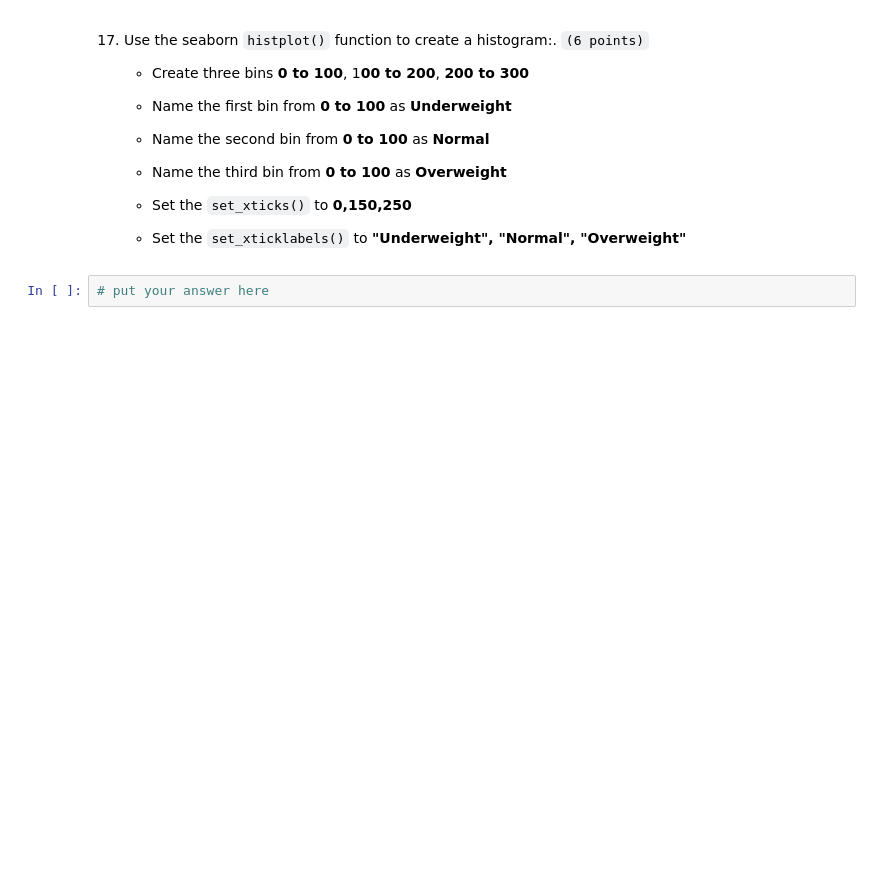
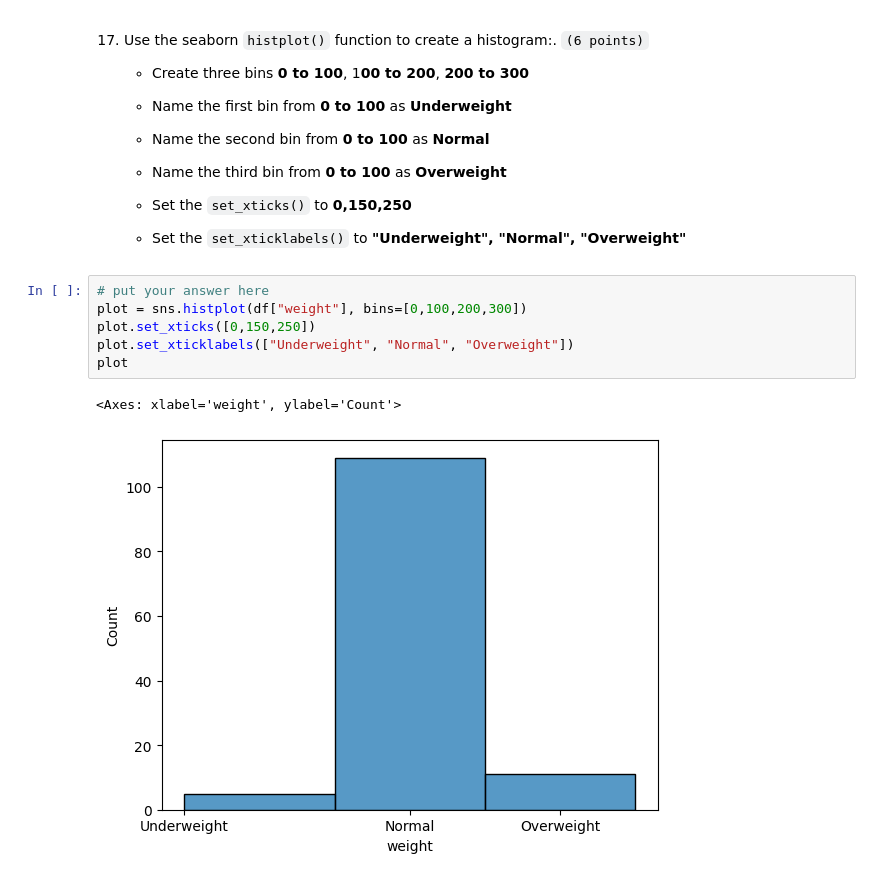
Before and after one commit to JM-Elbambo/CCDATS1L_EXAM, a Jupyter notebook: machine_problem_1.ipynb, the cells around one changed output. Drawn from its saved outputs; the diff is of its cells as text; blank space fills up the shorter version.

```diff
--- a/machine_problem_1.ipynb
+++ b/machine_problem_1.ipynb
@@ -174,5 +192,12 @@ df['weight'] = df['weight'].astype(int)
 
     - Set the `set_xticks()` to **0,150,250**
     - Set the `set_xticklabels()` to **"Underweight", "Normal", "Overweight"**
-# %%
-# put your answer here
+# %%
+# put your answer here
+plot = sns.histplot(df["weight"], bins=[0,100,200,300])
+plot.set_xticks([0,150,250])
+plot.set_xticklabels(["Underweight", "Normal", "Overweight"])
+plot
+# %% [output]
+<Axes: xlabel='weight', ylabel='Count'>
+[figure, added]
```
Also changed, not shown: parts of 8 cells of this notebook.
